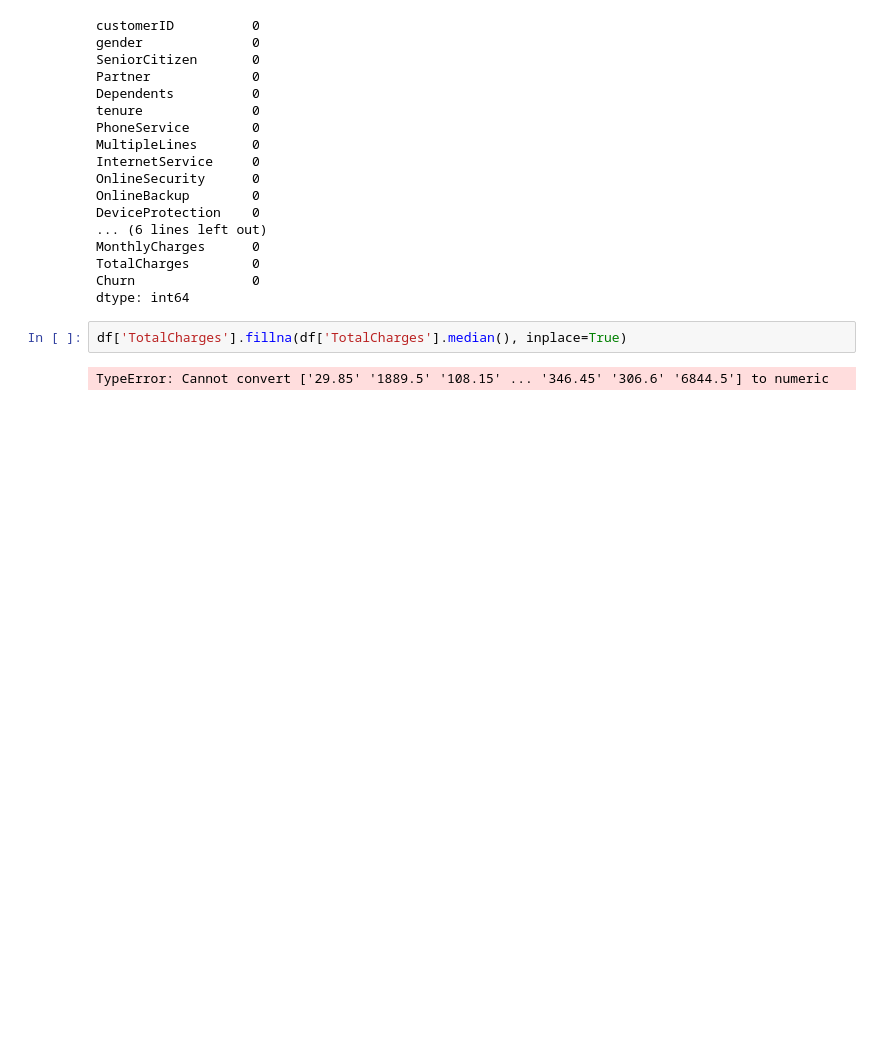
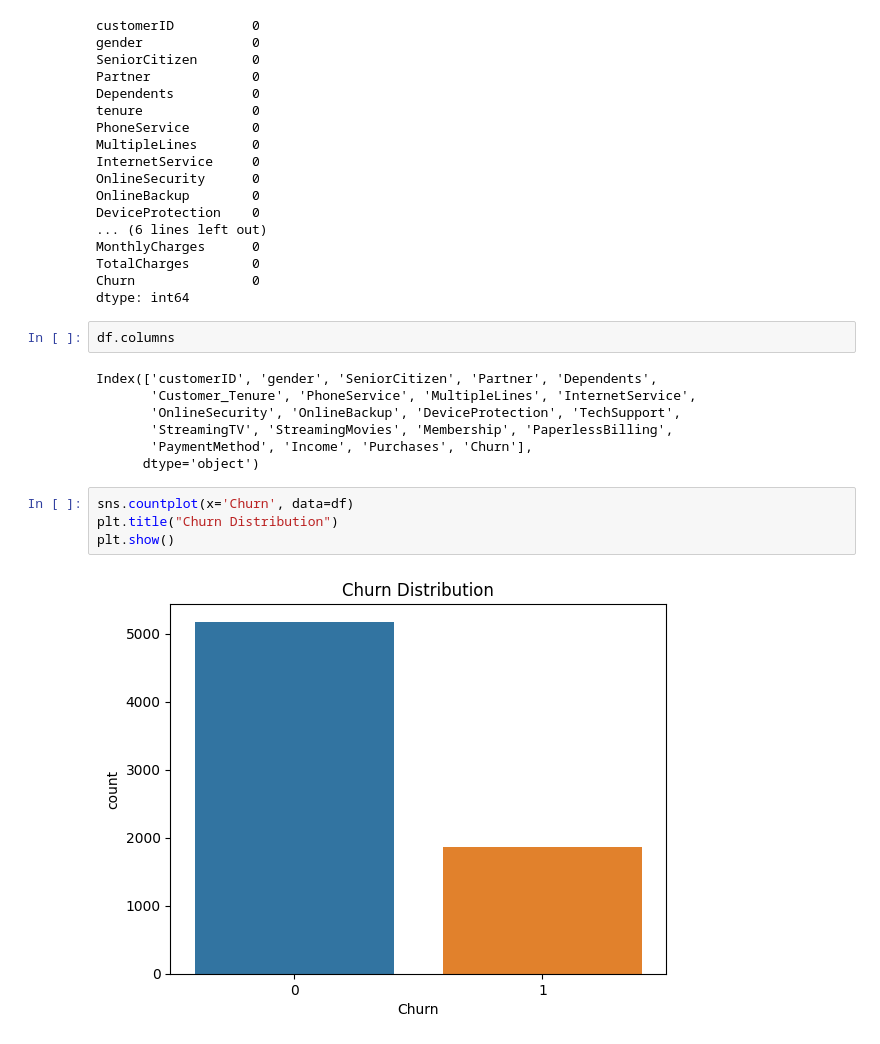
Before and after one commit to Harita2005/customer-churn-ml, a Jupyter notebook: notebooks/01_eda.ipynb, the cells around one changed output. Drawn from its saved outputs; the diff is of its cells as text; blank space fills up the shorter version.

```diff
--- a/notebooks/01_eda.ipynb
+++ b/notebooks/01_eda.ipynb
@@ -66,6 +66,17 @@ TotalCharges        0
 Churn               0
 dtype: int64
 # %%
-df['TotalCharges'].fillna(df['TotalCharges'].median(), inplace=True)
+df.columns
 # %% [output]
-TypeError: Cannot convert ['29.85' '1889.5' '108.15' ... '346.45' '306.6' '6844.5'] to numeric
+Index(['customerID', 'gender', 'SeniorCitizen', 'Partner', 'Dependents',
+       'Customer_Tenure', 'PhoneService', 'MultipleLines', 'InternetService',
+       'OnlineSecurity', 'OnlineBackup', 'DeviceProtection', 'TechSupport',
+       'StreamingTV', 'StreamingMovies', 'Membership', 'PaperlessBilling',
+       'PaymentMethod', 'Income', 'Purchases', 'Churn'],
+      dtype='object')
+# %%
+sns.countplot(x='Churn', data=df)
+plt.title("Churn Distribution")
+plt.show()
+# %% [output]
+[figure, added]
```
Also changed, not shown: parts of 10 cells of this notebook.
